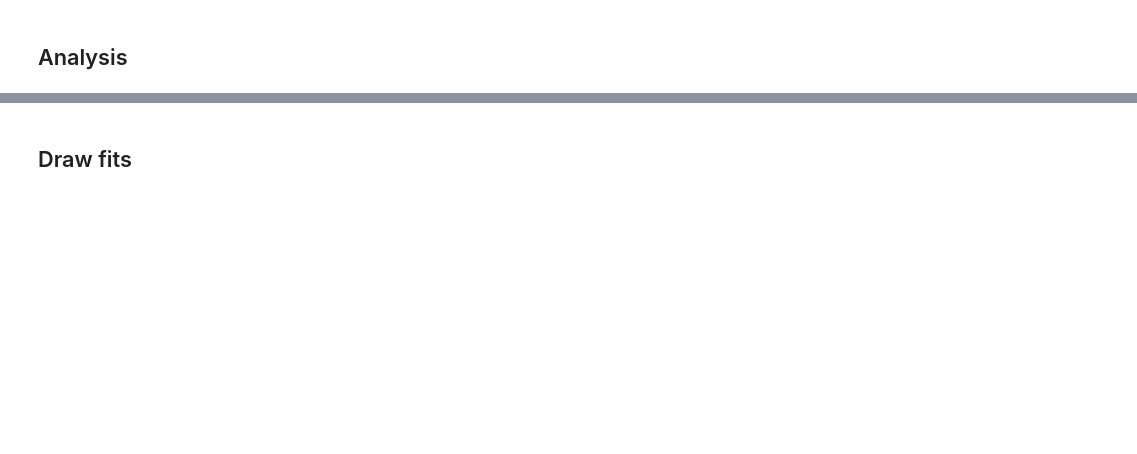
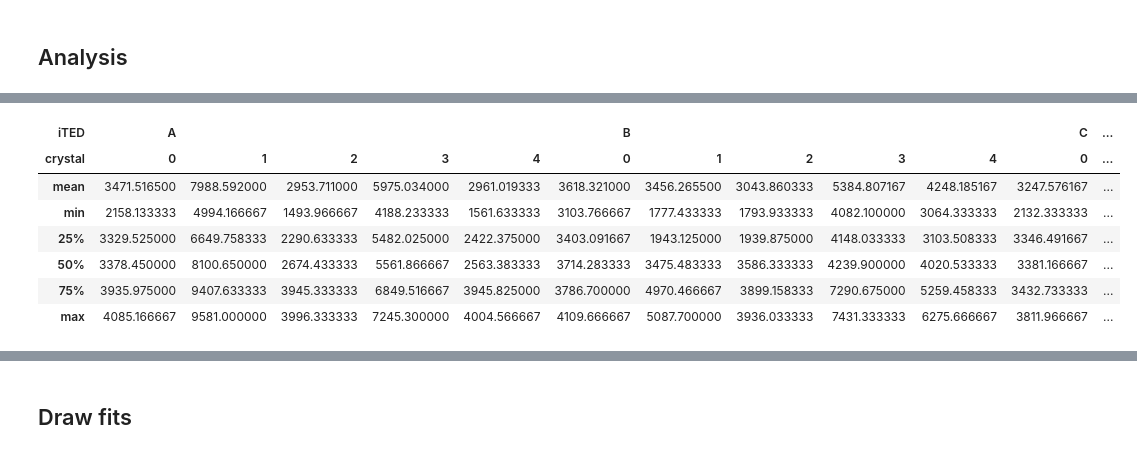
Before and after one commit to BGameiro2000/nucphys-thesis, a Jupyter notebook: code/analysis/PyROOT_resolution_Cs137v5.ipynb, the cells around one changed output, grey strips where cells are left out. Drawn from its saved outputs; the diff is of its cells as text; code cells hidden in the pictures; blank space fills up the shorter version.

```diff
--- a/code/analysis/PyROOT_resolution_Cs137v5.ipynb
+++ b/code/analysis/PyROOT_resolution_Cs137v5.ipynb
@@ -497,0 +616,11 @@ df.corr().style.background_gradient(cmap ='YlOrRd',axis=None)
+# %%
+entries_df.groupby(["iTED","crystal"]).cps.describe().drop(['count', 'std'], axis=1).T.style.background_gradient(cmap ='YlOrRd',axis=1)
+# %% [output]
+| iTED | A |  |  |  |  | B |  |  |  |  | C | ... |
+| crystal | 0 | 1 | 2 | 3 | 4 | 0 | 1 | 2 | 3 | 4 | 0 | ... |
+| mean | 3471.516500 | 7988.592000 | 2953.711000 | 5975.034000 | 2961.019333 | 3618.321000 | 3456.265500 | 3043.860333 | 5384.807167 | 4248.185167 | 3247.576167 | ... |
+| min | 2158.133333 | 4994.166667 | 1493.966667 | 4188.233333 | 1561.633333 | 3103.766667 | 1777.433333 | 1793.933333 | 4082.100000 | 3064.333333 | 2132.333333 | ... |
+| 25% | 3329.525000 | 6649.758333 | 2290.633333 | 5482.025000 | 2422.375000 | 3403.091667 | 1943.125000 | 1939.875000 | 4148.033333 | 3103.508333 | 3346.491667 | ... |
+| 50% | 3378.450000 | 8100.650000 | 2674.433333 | 5561.866667 | 2563.383333 | 3714.283333 | 3475.483333 | 3586.333333 | 4239.900000 | 4020.533333 | 3381.166667 | ... |
+| 75% | 3935.975000 | 9407.633333 | 3945.333333 | 6849.516667 | 3945.825000 | 3786.700000 | 4970.466667 | 3899.158333 | 7290.675000 | 5259.458333 | 3432.733333 | ... |
+| max | 4085.166667 | 9581.000000 | 3996.333333 | 7245.300000 | 4004.566667 | 4109.666667 | 5087.700000 | 3936.033333 | 7431.333333 | 6275.666667 | 3811.966667 | ... |
```
Also changed, not shown: parts of 60 cells of this notebook, 5 other files.
